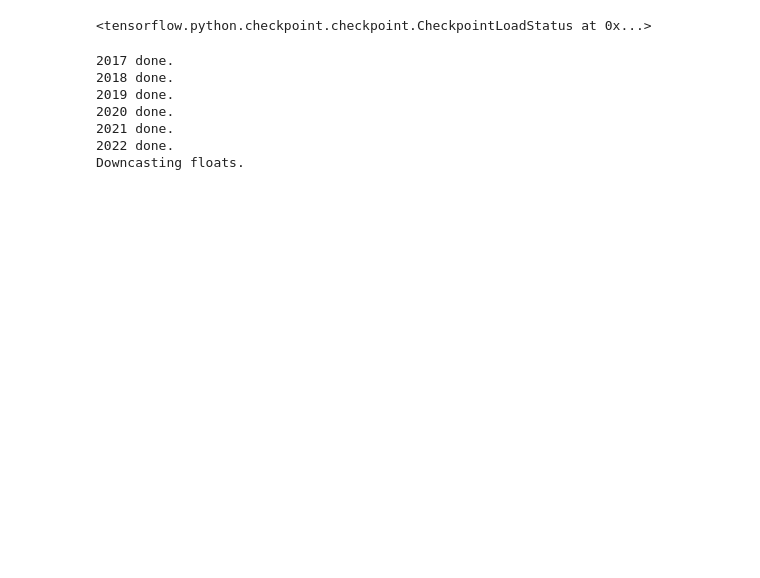
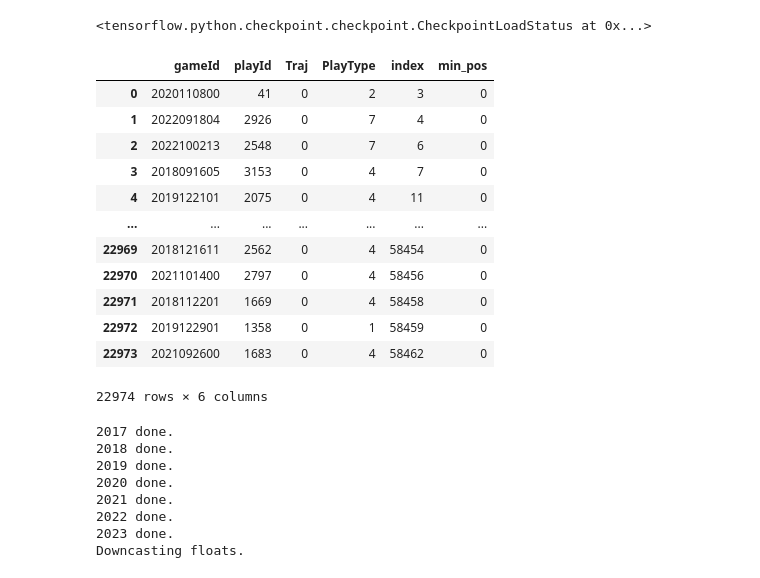
Before and after one commit to samchaineau/QB-GPT, a Jupyter notebook: notebooks/QBGPT/7_play_generation.ipynb, the cells around one changed output. Cells and saved outputs as stored; diff of their text form; code cells hidden in the pictures; blank space fills up the shorter version.

```diff
--- a/notebooks/QBGPT/7_play_generation.ipynb
+++ b/notebooks/QBGPT/7_play_generation.ipynb
@@ -97,6 +119,22 @@ df_reference = pd.DataFrame({"gameId" : get_unique(reference[i]["gameId"]),
 df_reference = df_reference[df_reference["PlayType"] != 6].reset_index(drop=True)
 df_reference = df_reference[df_reference["Traj"] == 0].reset_index(drop=True)
 df_reference = df_reference[df_reference["min_pos"] == 0].reset_index(drop=True)
+# %%
+df_reference
+# %% [output]
+|  | gameId | playId | Traj | PlayType | index | min_pos |
+| 0 | 2020110800 | 41 | 0 | 2 | 3 | 0 |
+| 1 | 2022091804 | 2926 | 0 | 7 | 4 | 0 |
+| 2 | 2022100213 | 2548 | 0 | 7 | 6 | 0 |
+| 3 | 2018091605 | 3153 | 0 | 4 | 7 | 0 |
+| 4 | 2019122101 | 2075 | 0 | 4 | 11 | 0 |
+| ... | ... | ... | ... | ... | ... | ... |
+| 22969 | 2018121611 | 2562 | 0 | 4 | 58454 | 0 |
+| 22970 | 2021101400 | 2797 | 0 | 4 | 58456 | 0 |
+| 22971 | 2018112201 | 1669 | 0 | 4 | 58458 | 0 |
+| 22972 | 2019122901 | 1358 | 0 | 1 | 58459 | 0 |
+| 22973 | 2021092600 | 1683 | 0 | 4 | 58462 | 0 |
+22974 rows × 6 columns
 # %%
 n = 5  # Number of elements to sample from each category
 
@@ -120,7 +158,7 @@ new_ref_tf = {i : filter_var(reference[sampled_df["index"][i]]) for i in range(s
 sampled_df["index"] = list(range(sampled_df.shape[0]))
 # %%
 import nfl_data_py as nfl
-years_to_get = [2017, 2018, 2019, 2020, 2021, 2022]
+years_to_get = [2017, 2018, 2019, 2020, 2021, 2022, 2023]
 season_data = pl.from_pandas(nfl.import_pbp_data(years_to_get))
 # %% [output]
 2017 done.
@@ -129,6 +167,7 @@ season_data = pl.from_pandas(nfl.import_pbp_data(years_to_get))
 2020 done.
 2021 done.
 2022 done.
+2023 done.
 Downcasting floats.
 # %%
 joining = (season_data.
```
Also changed, not shown: parts of 7 cells of this notebook, 16 other files.
